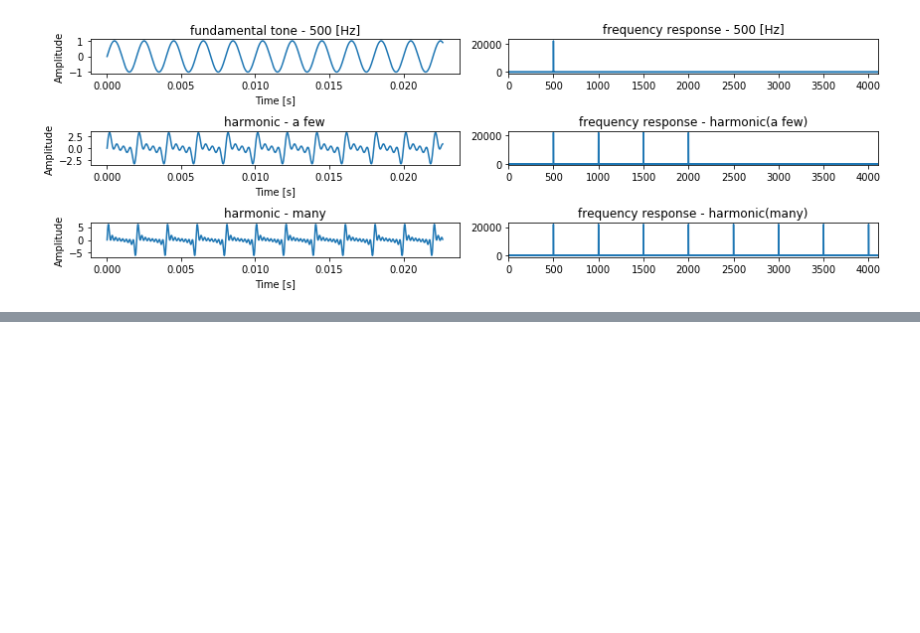
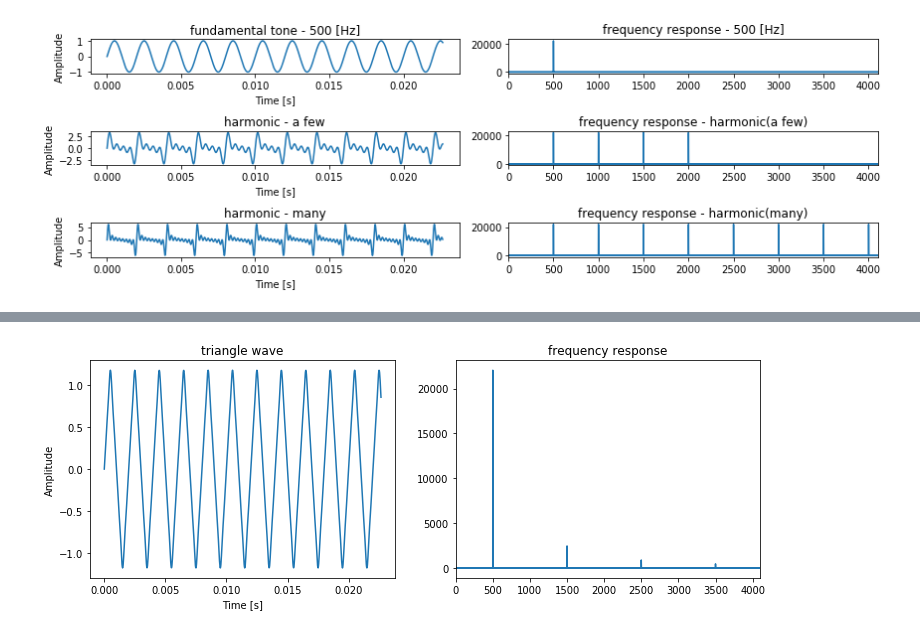
Before and after one commit to kargenk/acoustics_for_beginners, a Jupyter notebook: chapter02_superposition.ipynb, the cells around one changed output, grey strips where cells are left out. Saved outputs shown, nothing was run; the diff lists cells and outputs as text; code cells hidden in the pictures; blank space fills up the shorter version.

```diff
--- a/chapter02_superposition.ipynb
+++ b/chapter02_superposition.ipynb
@@ -107,0 +188,32 @@ display.Audio(synth2, rate=sr)  # 倍音(多め)，明るく聞こえる
+# %%
+def triangle_wave(f_0, n):
+    """
+    create triangle wave.
+
+    Parameters
+    ----------
+    f_0 : int
+        fundamental frequency
+    n : int
+        including harmonic wave num
+    """
+    signal = np.zeros([44100])
+    for i in range(1, n+1):
+        if i % 2 != 0:
+            signal += np.sin(i * np.pi / 2) * 1/i**2 * sine_wave(f_0 * i)
+    return signal
+# %%
+triangle = triangle_wave(500, 8)
+amp_triangle, fr_triangle = frequency_response(triangle)
+
+plt.figure(figsize=(12, 4))
+plt.subplot(121)
+plot_signal(t, triangle, 'triangle wave')
+plt.subplot(122)
+plot_normal(fr_triangle, amp_triangle, 'frequency response')
+plt.xlim(0, 4100)
+
+plt.show()
+display.Audio(triangle, rate=sr)
+# %% [output]
+[figure, added]
```
Also changed, not shown: parts of 8 cells of this notebook.
